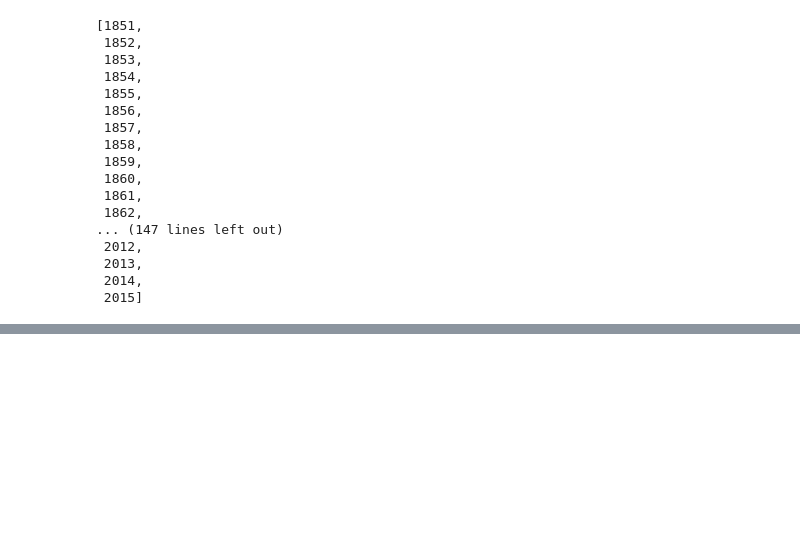
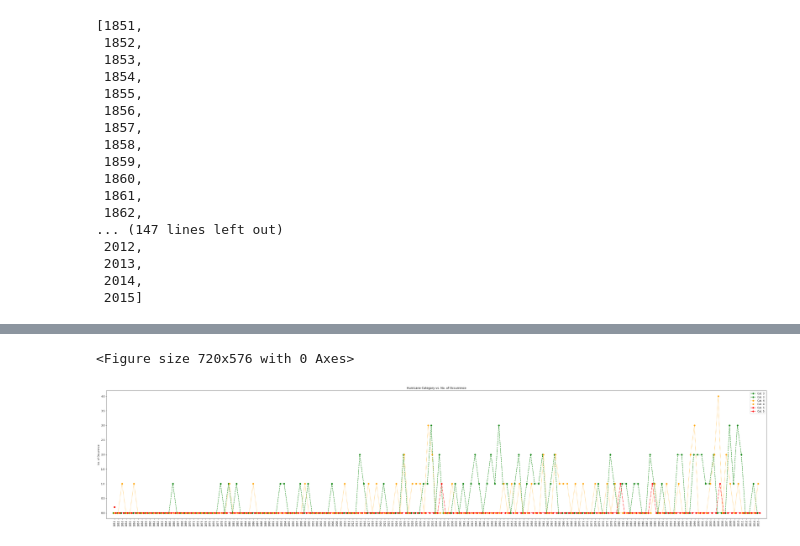
Before and after one commit to henryle-n/Hurricane-History-Analysis, a Jupyter notebook: HLe_Work.ipynb, the cells around one changed output, grey strips where cells are left out. Saved outputs shown, nothing was run; the diff lists cells and outputs as text; code cells hidden in the pictures; blank space fills up the shorter version.

```diff
--- a/HLe_Work.ipynb
+++ b/HLe_Work.ipynb
@@ -67,9 +62,10 @@ HU_df_by_ID_maxWind.head()
 # %%
-hurr_cat_bins = [0, 74, 95, 110, 129, 156, 157]
+hurr_cat_bins = [0, 74, 95, 110, 129, 156, 300]
 
 # Create the names for the four bins
 hurr_cat = ["TS", "1", "2", "3", "4", "5"]
 HU_df_by_ID_maxWind['Category'] = pd.cut(HU_df_by_ID_maxWind['Maximum Wind'], hurr_cat_bins, labels=hurr_cat)
+HU_df_by_ID_maxWind.to_csv("GrpbyIDwithBin.csv")
 HU_df_by_ID_maxWind.head()
 # %% [output]
 |  | Name | Month | Year | Time | Status | Latitude | Longitude | Maximum Wind | Category |
@@ -184,0 +171,36 @@ plt.show()
+# %%
+labels = list_x_axis_ft
+cat1 = HU_yearly.loc[(list_x_axis_ft,'1'), 'Name'].reset_index(level=0, drop=True)
+cat2 = HU_yearly.loc[(list_x_axis_ft,'2'), 'Name'].reset_index(level=0, drop=True)
+cat3 = HU_yearly.loc[(list_x_axis_ft,'3'), 'Name'].reset_index(level=0, drop=True)
+cat4 = HU_yearly.loc[(list_x_axis_ft,'4'), 'Name'].reset_index(level=0, drop=True)
+cat5 = HU_yearly.loc[(list_x_axis_ft,'5'), 'Name'].reset_index(level=0, drop=True)
+
+x = np.arange(0, len(labels), 1)  # the label locations
+
+# you might have to increase the size of the figure
+plt.figure(figsize=(10, 8))  # width:10, height:8
+
+# plt.bar(new_x, my_dict.values(), align='center', width=0.8)
+width = 0.2 # the width of the bars
+
+fig, ax = plt.subplots()
+# cat1bar = ax.bar(x - 2*width, cat1, width, label='Cat. 1')
+# cat2bar = ax.bar(x - width, cat2, width, label='Cat. 2')
+cat3bar = ax.plot(x - width/2 - width, cat3, width, label='Cat. 3', linestyle="--", color='g', marker='o')
+cat4bar = ax.plot(x - width/2, cat4, width, label='Cat. 4', linestyle=":", color='orange', marker='o')
+cat5bar = ax.plot(x + 3/2*width, cat5, width, label='Cat. 5', linestyle="-.", color='r', marker='o')
+
+# Add some text for labels, title and custom x-axis tick labels, etc.
+ax.set_ylabel('No. of Occurence')
+ax.set_title('Hurricane Category vs. No. of Occurrence')
+ax.set_xticks(x)
+ax.set_xticklabels(labels)
+plt.xlim(min(x)-2,max(x)+2 )
+fig.set_size_inches(50, 10)
+plt.xticks(rotation=90)
+ax.legend()
+plt.show()
+# %% [output]
+<Figure size 720x576 with 0 Axes>
+[figure, added]
```
Also changed, not shown: parts of 9 cells of this notebook, 2 other files.
